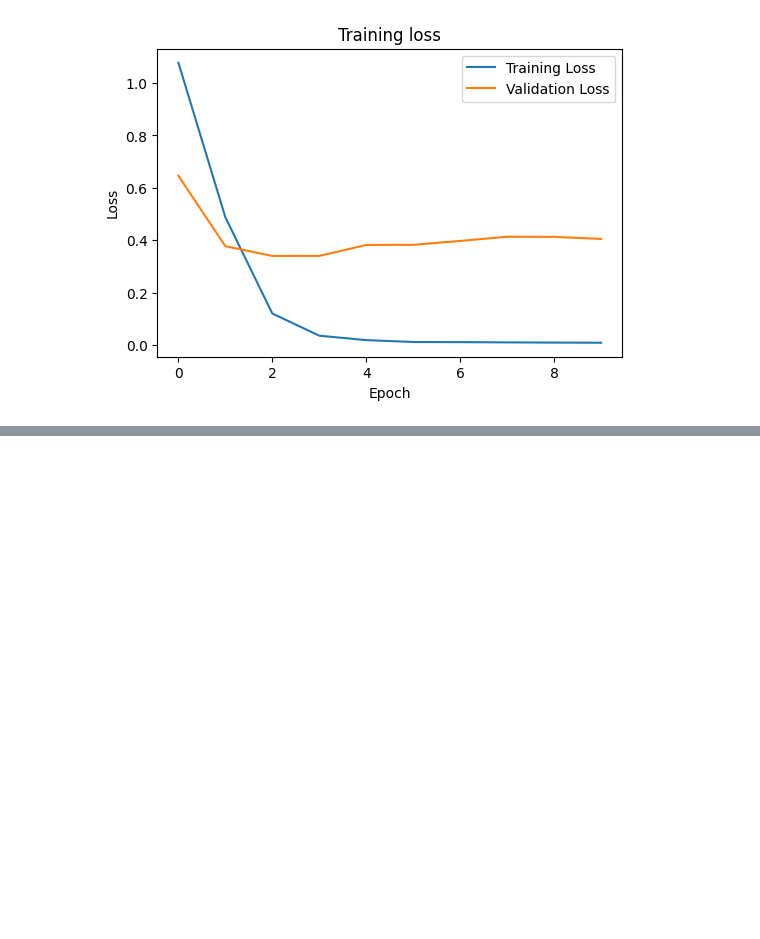
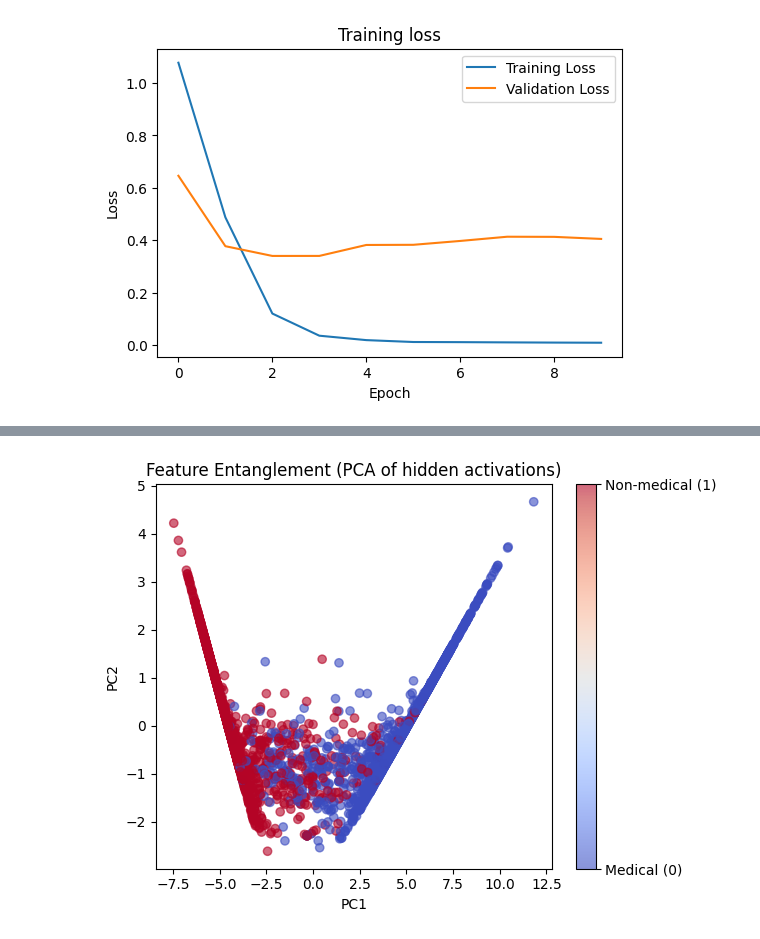
Before and after one commit to sgh4000/CDT-D2AIR-NLP, a Jupyter notebook: medical_query_trial2.ipynb, the cells around one changed output, grey strips where cells are left out. Drawn from its saved outputs; the diff is of its cells as text; code cells hidden in the pictures; blank space fills up the shorter version.

Commit message:
added two way for feature entanglement
one way using PCA
the other way using t-sne

```diff
--- a/medical_query_trial2.ipynb
+++ b/medical_query_trial2.ipynb
@@ -400,26 +399,48 @@ weighted avg      0.824     0.824     0.824       875
 [figure]
 # %%
 #Step 12 — Feature Entanglement (visualise learned features)
+
+
+# Reload the trained model before feature extraction
+model = keras.models.load_model("trained_model.keras")
+# Ensure model is built (defines input/output tensors) before feature extraction
+#model.build(input_shape=(None, X_train.shape[1]))
+#print("Model reloaded and ready for feature extraction.")
+# Or call the model once with real data
+#_ = model.predict(X_train[:1])
+'''inputs = keras.Input(shape=(X_train.shape[1],))
+x = keras.layers.Dense(64, activation='relu')(inputs)
+outputs = keras.layers.Dense(1, activation='sigmoid')(x)
+model = keras.Model(inputs, outputs)
 
 # Build a new model that outputs the 64-unit hidden layer
 feature_extractor = keras.Model(
     inputs=model.input,
-    outputs=model.layers[-2].output
-)
+    outputs=model.layers[-2].output)
 
 # Collect up to 2000 samples for speed, use a subset of data
 X_all = np.vstack([X_train[:2000], X_test[:2000]])
 y_all = np.concatenate([y_train[:2000], y_test[:2000]])
 
 # Extract hidden activations
-H = feature_extractor.predict(X_all, batch_size=256)
+H = feature_extractor.predict(X_all, batch_size=256)'''
 
-# Reduce 64-D vectors → 2-D using PCA
+# --- Get the 64-unit Dense layer (the second last layer) ---
+hidden_layer = model.layers[-2]
+
+# --- Compute activations manually ---
+# Pass the data through all layers up to the hidden layer
+get_hidden_output = keras.Sequential(model.layers[:-1])
+
+# Get hidden representations
+H = get_hidden_output.predict(X_all, batch_size=256)
+
+# Reduce 64D vectors to 2D using PCA
 pca = PCA(n_components=2, random_state=SEED)
 H2 = pca.fit_transform(H)
 
-# Plot the 2-D projection
-plt.figure(figsize=(7,6))
+# Plot the 2D projection
+#plt.figure(figsize=(7,6))
 scatter = plt.scatter(H2[:,0], H2[:,1], c=y_all, cmap="coolwarm", alpha=0.6)
 plt.title("Feature Entanglement (PCA of hidden activations)")
 plt.xlabel("PC1")
@@ -432,0 +454 @@ AttributeError: The layer sequential_6 has never been called and thus has no def
+[figure, added]
```
Also changed, not shown: parts of 6 cells of this notebook.
